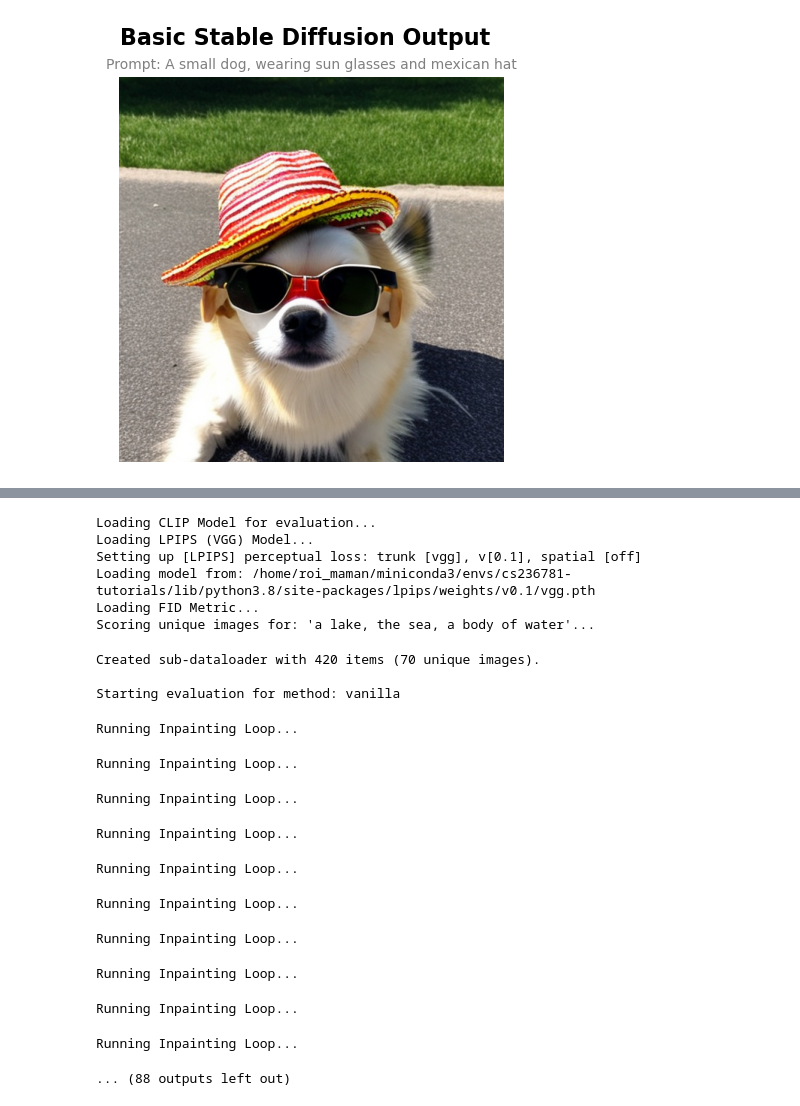
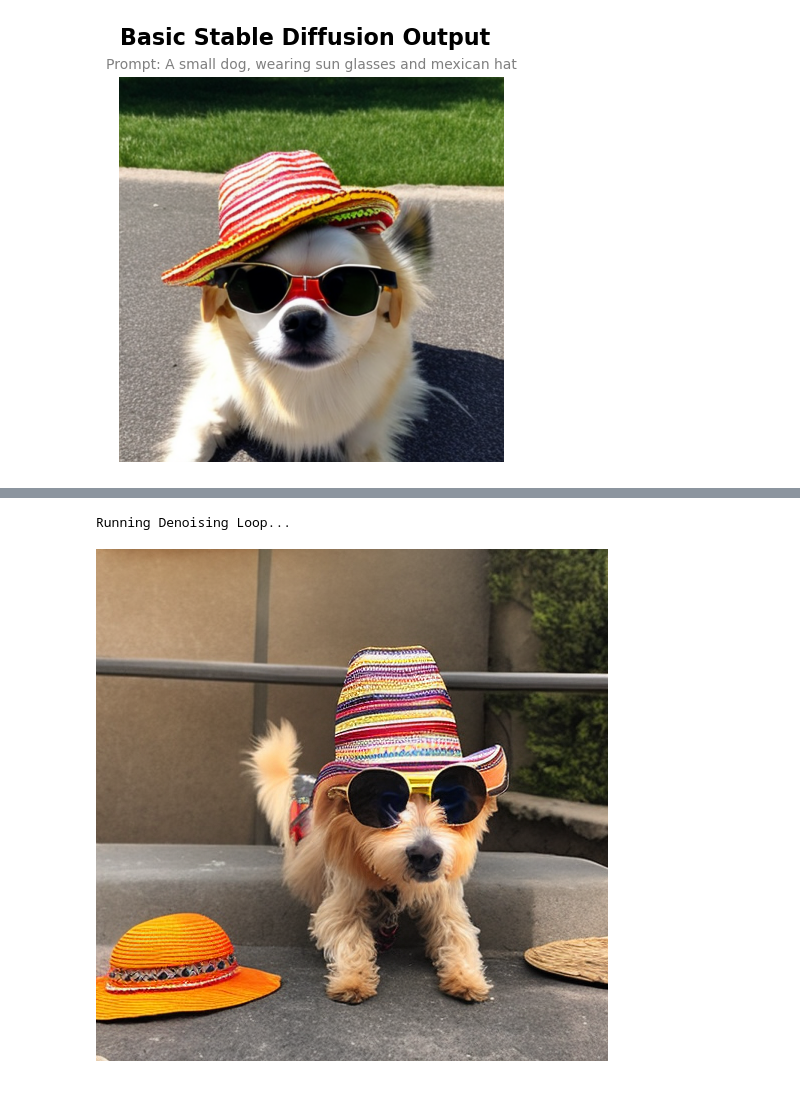
Before and after one commit to RoiMaman/NeuroFoveatedDiffusion, a Jupyter notebook: Final_codes.ipynb, the cells around one changed output, grey strips where cells are left out. Saved outputs shown, nothing was run; the diff lists cells and outputs as text; code cells hidden in the pictures.

Commit message:
base stable deffusion

```diff
--- a/Final_codes.ipynb
+++ b/Final_codes.ipynb
@@ -375,21 +117,0 @@ def generate_15_images(inpainting ,pipe, prompt, negative_prompt, current_seed,
-# %%
-import matplotlib.pyplot as plt
-from PIL import Image
-from diffusers import DDPMScheduler
-import math
-
-#load the test image and mask
-init_image_path = "empty_lake.png"
-mask_image_path = "debug_mask.png"
-init_image = Image.open(init_image_path).convert("RGB").resize((512, 512))
-mask_image = Image.open(mask_image_path).convert("L").resize((512, 512))
-
-prompt = "A highly detailed photograph of a small, weathered wooden rowboat floating on the calm mountain lake. The boat has peeling paint and old oars resting inside. Golden hour sunlight hits the side of the boat, casting a realistic reflection on the water surface. Cinematic lighting, photorealistic, 8k resolution."
-negative_prompt = "cartoon, drawing, 3d render, plastic, blurred, low quality, illustration, painting, unreal engine, smooth"
-seed = 100
-
-#verifying we are using DPPM Scedualer
-pipe.scheduler = DDPMScheduler.from_config(pipe.scheduler.config)
-
-#generating 15 images,
-generate_15_images(vanilla_inpainting ,pipe, prompt, negative_prompt, seed, init_image, mask_image, steps=50)
@@ -716,34 +177,18 @@ def evaluate_all_methods(pipe, dataloader, prompt, negative_prompt, evaluator, o
-# %%
-evaluator = InpaintingEvaluator(device="cuda")
-
-boat_loader = get_sub_dataloader(dataset, "a lake, the sea, a body of water", top_k=70)
-boat_prompt = "A majestic realistic sailboat sailing the water"
-
-results, summary = evaluate_all_methods(
-     pipe,
-     dataloader=boat_loader,
-     prompt=boat_prompt,
-     negative_prompt="low quality, cartoonish, blurry, distorted, messy borders",
-     evaluator=evaluator
- )
-# %% [output]
-Loading CLIP Model for evaluation...
-Loading LPIPS (VGG) Model...
-Setting up [LPIPS] perceptual loss: trunk [vgg], v[0.1], spatial [off]
-Loading model from: /home/roi_maman/miniconda3/envs/cs236781-tutorials/lib/python3.8/site-packages/lpips/weights/v0.1/vgg.pth
-Loading FID Metric...
-Scoring unique images for: 'a lake, the sea, a body of water'...
-Created sub-dataloader with 420 items (70 unique images).
-
-Starting evaluation for method: vanilla
-Running Inpainting Loop...
-Running Inpainting Loop...
-Running Inpainting Loop...
-Running Inpainting Loop...
-Running Inpainting Loop...
-Running Inpainting Loop...
-Running Inpainting Loop...
-Running Inpainting Loop...
-Running Inpainting Loop...
-Running Inpainting Loop...
-... (88 outputs left out)
+# %%
+model_id = "sd2-community/stable-diffusion-2-base"
+device = "cuda" if torch.cuda.is_available() else "cpu"
+
+scheduler = EulerDiscreteScheduler.from_pretrained(model_id, subfolder="scheduler")
+pipe = StableDiffusionPipeline.from_pretrained(
+    model_id,
+    scheduler=scheduler,
+    torch_dtype=torch.float16
+).to(device)
+
+prompt = "A small dog, wearing sun glasses and mexican hat"
+image = basic_text_to_image(pipe, prompt, seed=42)
+
+display(image)
+# %% [output]
+Running Denoising Loop...
+[figure, added]
```
Also changed, not shown: parts of 19 cells of this notebook.
